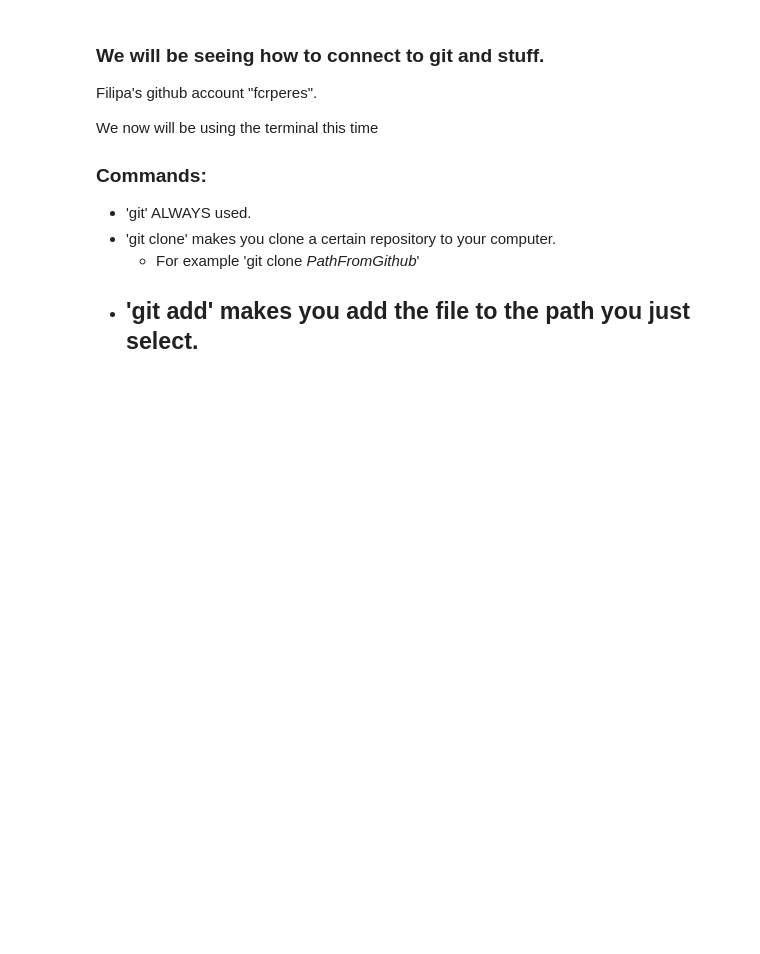
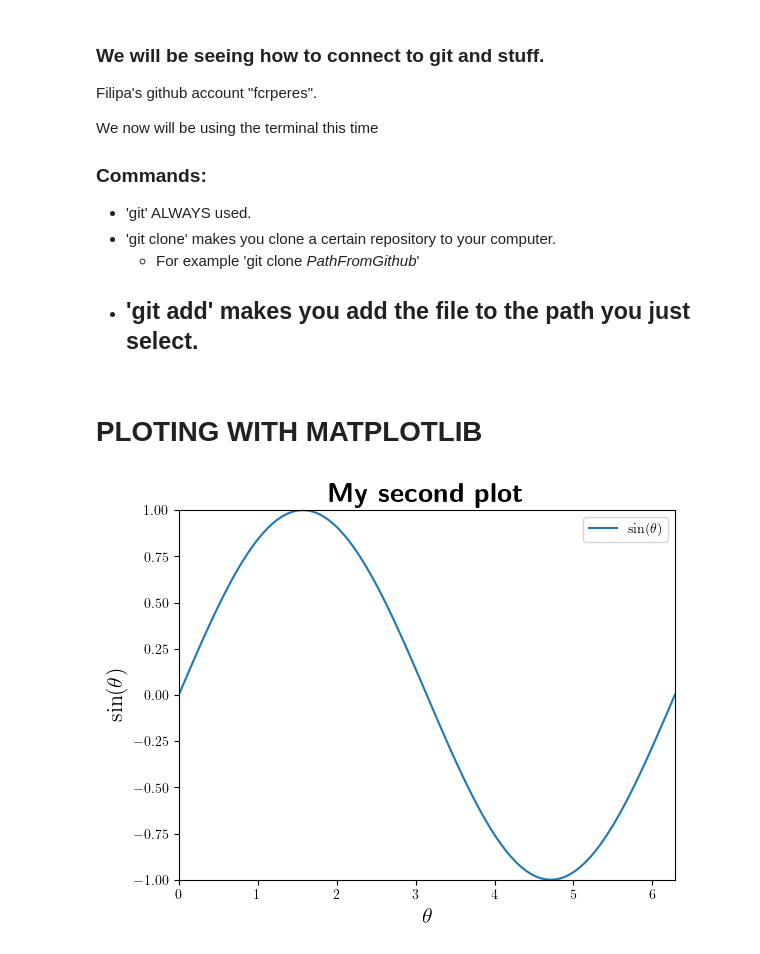
Before and after one commit to DiegoConol/Fisica-Computacional, a Jupyter notebook: Clase con Filipa/Notebook with FIlipa.ipynb, the cells around one changed output. Cells and saved outputs as stored; diff of their text form; code cells hidden in the pictures; blank space fills up the shorter version.

Commit message:
Añadimos algo de matplotlib y como guardarlos

```diff
--- a/Clase con Filipa/Notebook with FIlipa.ipynb
+++ b/Clase con Filipa/Notebook with FIlipa.ipynb
@@ -661,3 +673,5 @@ results = np.load(path + "sine.npy")
     y = data['y']
 
     """
+# %% [markdown]
+# PLOTING WITH MATPLOTLIB
@@ -663,0 +691,15 @@ results = np.load(path + "sine.npy")
+# %%
+plt.rcParams['text.usetex'] = True  # rcParams is a function that allows plot personalization
+
+x = 2*np.pi*np.linspace(0,1,101)
+y = np.sin(x)
+
+plt.plot(x,y, label = r'$\sin(\theta)$')
+plt.xlabel(r'$\theta$', fontsize = 16)
+plt.ylabel(r'$\sin(\theta)$', fontsize = 16)
+plt.legend()
+plt.title(r'\textbf{My second plot}', fontsize = 20)
+plt.axis([0, 2*np.pi, -1,1])  # Sets the length of the two axis. (Compare with the previous one)
+plt.show()
+# %% [output]
+[figure, added]
```
Also changed, not shown: parts of 13 cells of this notebook, 2 other files.
